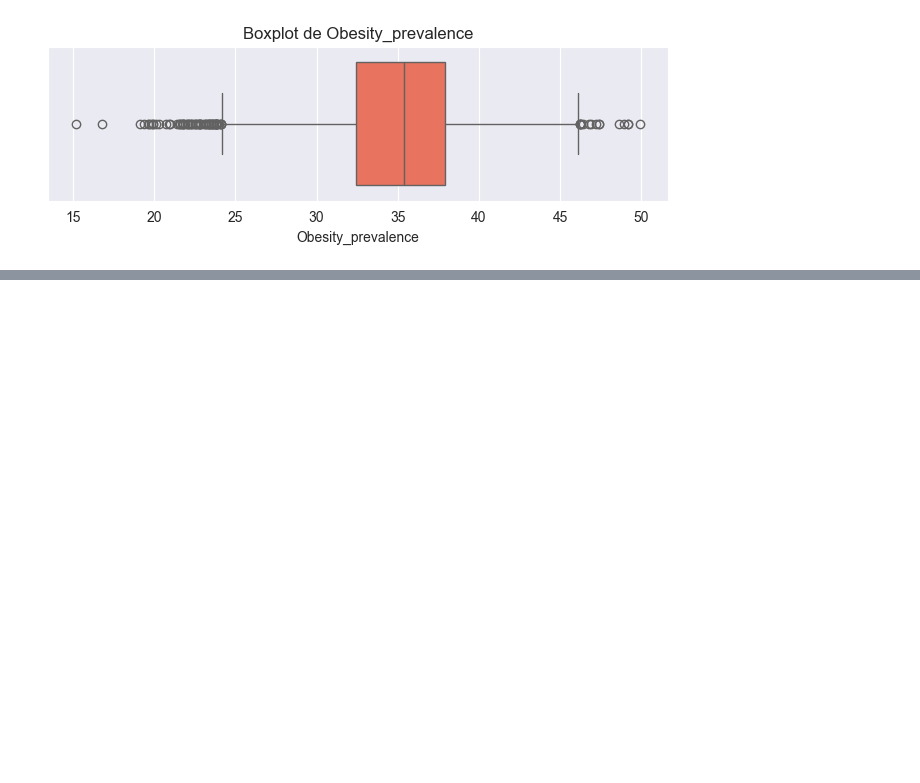
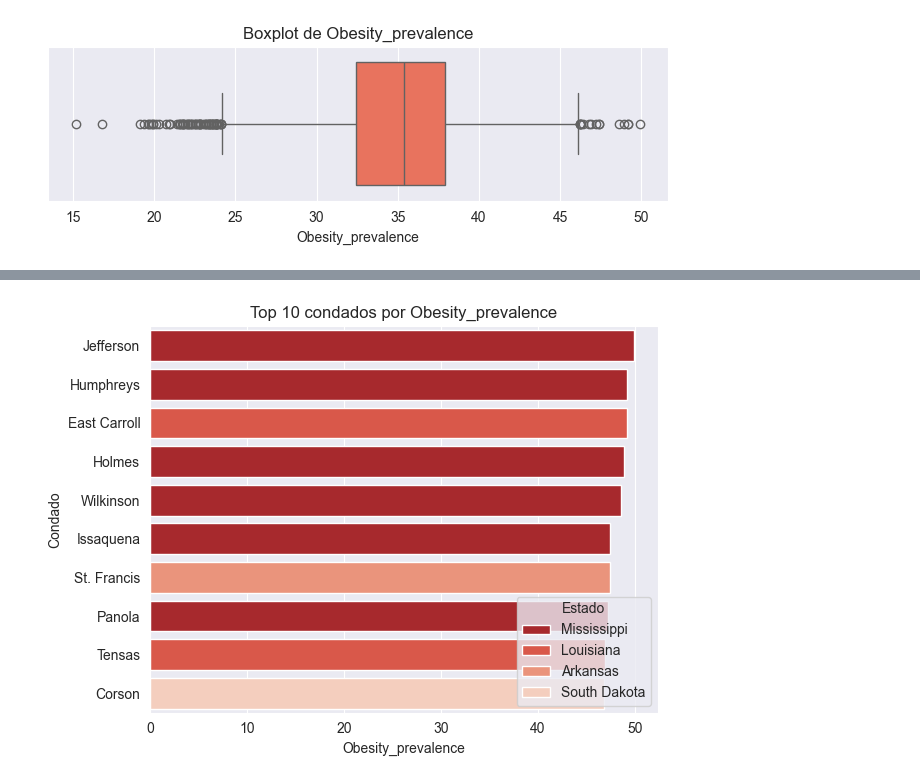
Before and after one commit to 4GeeksAcademy/aliasys-machine-probability, a Jupyter notebook: src/demographic_heallth.ipynb, the cells around one changed output, grey strips where cells are left out. Cells and saved outputs as stored; diff of their text form; code cells hidden in the pictures; blank space fills up the shorter version.

```diff
--- a/src/demographic_heallth.ipynb
+++ b/src/demographic_heallth.ipynb
@@ -93 +179,16 @@ if 'Obesity_prevalence' in corr.columns:
+# %%
+# Top 10 condados con mayor obesidad
+top_counties = df[['STATE_NAME', 'COUNTY_NAME', 'Obesity_prevalence']].sort_values(
+    by='Obesity_prevalence', ascending=False).head(10)
+
+plt.figure()
+sns.barplot(data=top_counties, y='COUNTY_NAME', x='Obesity_prevalence', hue='STATE_NAME', dodge=False, palette='Reds_r')
+plt.title('Top 10 condados por Obesity_prevalence')
+plt.xlabel('Obesity_prevalence')
+plt.ylabel('Condado')
+plt.legend(title='Estado', loc='lower right')
+plt.tight_layout()
+plt.show()
+# %% [output]
+[figure, added]
 # %%
```
Also changed, not shown: parts of 28 cells of this notebook.
